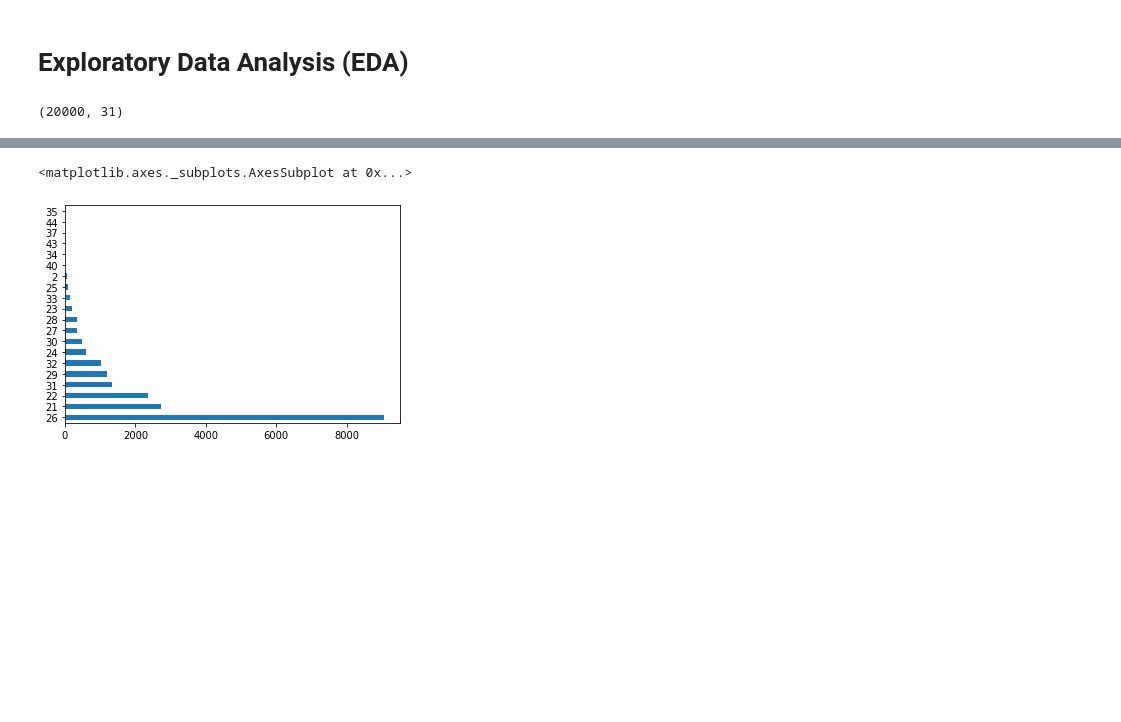
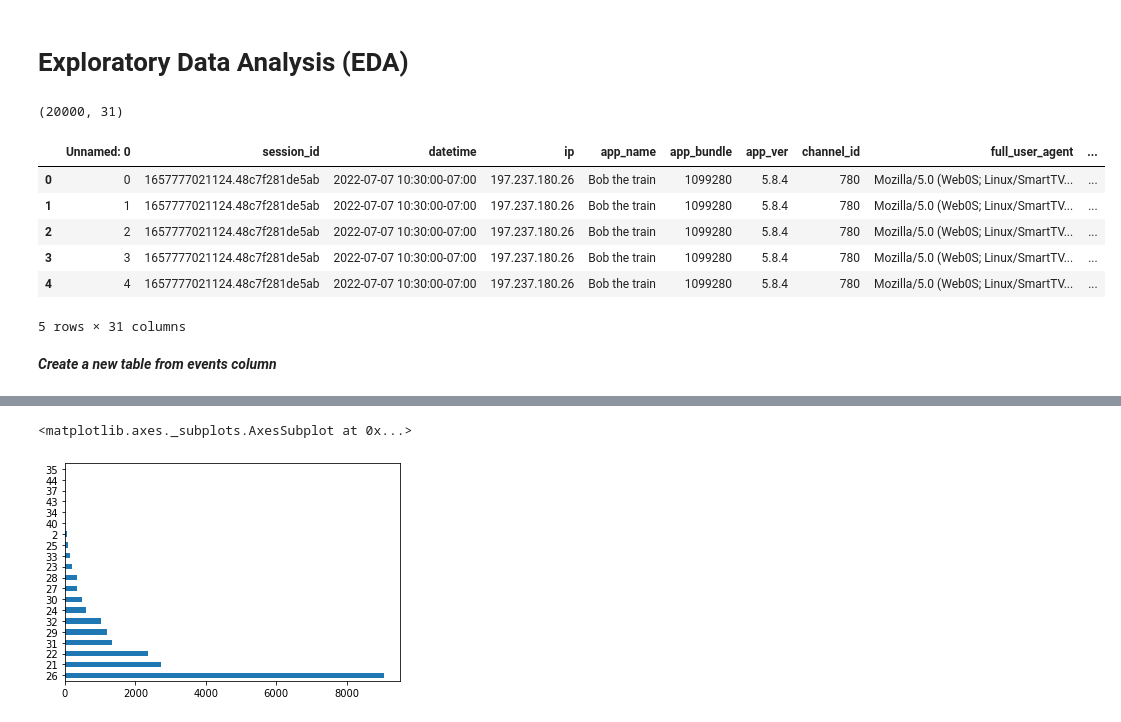
Before and after one commit to kabirodavies/data-project, a Jupyter notebook: Castify_project.ipynb, the cells around one changed output, grey strips where cells are left out. Drawn from its saved outputs; the diff is of its cells as text; code cells hidden in the pictures; blank space fills up the shorter version.

```diff
--- a/Castify_project.ipynb
+++ b/Castify_project.ipynb
@@ -313,3 +314,15 @@ eda_df = pd.read_csv('data_clean.csv')
 eda_df.shape
 # %% [output]
 (20000, 31)
+# %%
+eda_df.head()
+# %% [output]
+|  | Unnamed: 0 | session_id | datetime | ip | app_name | app_bundle | app_ver | channel_id | full_user_agent | ... |
+| 0 | 0 | 1657777021124.48c7f281de5ab | 2022-07-07 10:30:00-07:00 | 197.237.180.26 | Bob the train | 1099280 | 5.8.4 | 780 | Mozilla/5.0 (Web0S; Linux/SmartTV... | ... |
+| 1 | 1 | 1657777021124.48c7f281de5ab | 2022-07-07 10:30:00-07:00 | 197.237.180.26 | Bob the train | 1099280 | 5.8.4 | 780 | Mozilla/5.0 (Web0S; Linux/SmartTV... | ... |
+| 2 | 2 | 1657777021124.48c7f281de5ab | 2022-07-07 10:30:00-07:00 | 197.237.180.26 | Bob the train | 1099280 | 5.8.4 | 780 | Mozilla/5.0 (Web0S; Linux/SmartTV... | ... |
+| 3 | 3 | 1657777021124.48c7f281de5ab | 2022-07-07 10:30:00-07:00 | 197.237.180.26 | Bob the train | 1099280 | 5.8.4 | 780 | Mozilla/5.0 (Web0S; Linux/SmartTV... | ... |
+| 4 | 4 | 1657777021124.48c7f281de5ab | 2022-07-07 10:30:00-07:00 | 197.237.180.26 | Bob the train | 1099280 | 5.8.4 | 780 | Mozilla/5.0 (Web0S; Linux/SmartTV... | ... |
+5 rows × 31 columns
+# %% [markdown]
+***Create a new table from events column***
```
Also changed, not shown: parts of 9 cells of this notebook.
